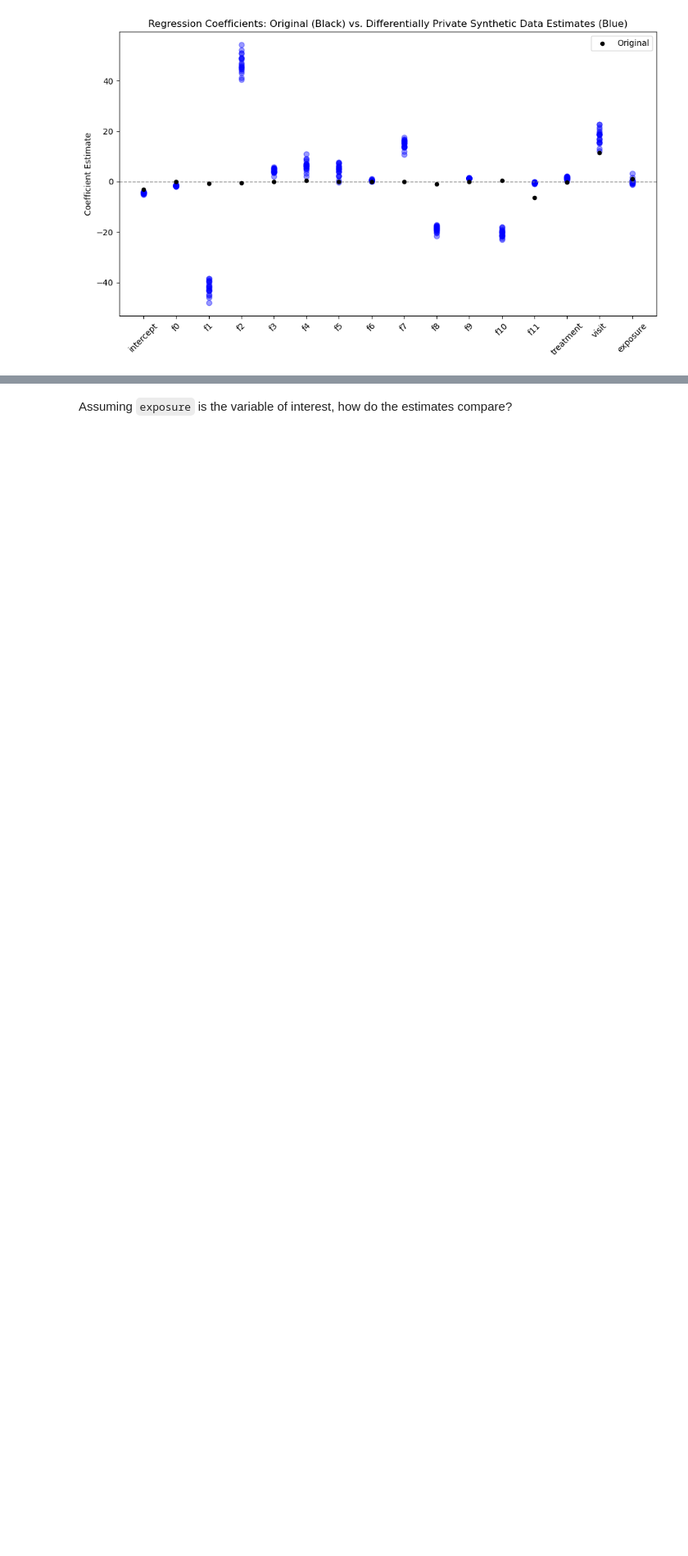
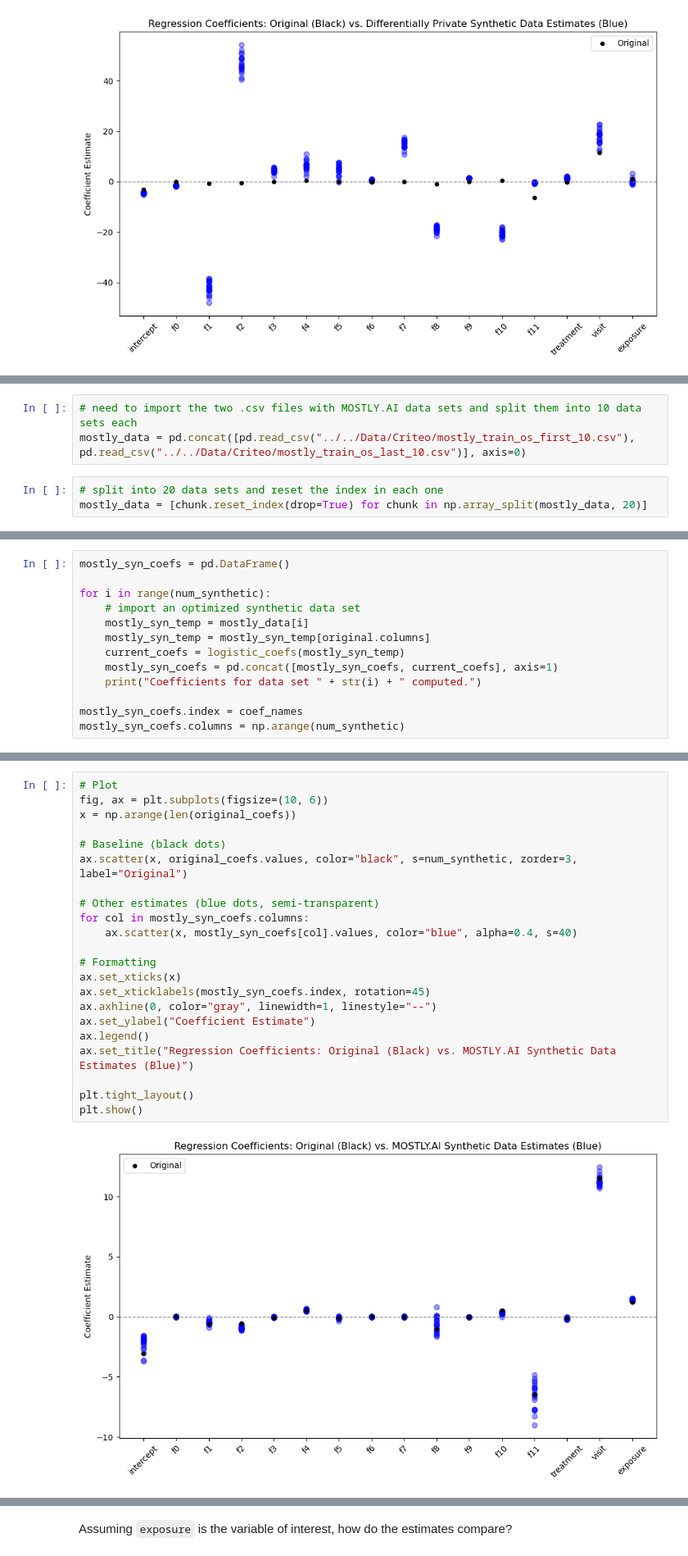
Before and after one commit to cdbale/optimized-sequential-synthesis, a Jupyter notebook: Code/Utility Analysis/logistic_uplift_modeling_os.ipynb, the cells around one changed output, grey strips where cells are left out. Shown at 82% size. Cells and saved outputs as stored; diff of their text form; blank space fills up the shorter version.

```diff
--- a/Code/Utility Analysis/logistic_uplift_modeling_os.ipynb
+++ b/Code/Utility Analysis/logistic_uplift_modeling_os.ipynb
@@ -241,0 +366,6 @@ plt.show()
+# %%
+# need to import the two .csv files with MOSTLY.AI data sets and split them into 10 data sets each
+mostly_data = pd.concat([pd.read_csv("../../Data/Criteo/mostly_train_os_first_10.csv"), pd.read_csv("../../Data/Criteo/mostly_train_os_last_10.csv")], axis=0)
+# %%
+# split into 20 data sets and reset the index in each one
+mostly_data = [chunk.reset_index(drop=True) for chunk in np.array_split(mostly_data, 20)]
@@ -241,0 +396,13 @@ plt.show()
+# %%
+mostly_syn_coefs = pd.DataFrame()
+
+for i in range(num_synthetic):
+    # import an optimized synthetic data set
+    mostly_syn_temp = mostly_data[i]
+    mostly_syn_temp = mostly_syn_temp[original.columns]
+    current_coefs = logistic_coefs(mostly_syn_temp)
+    mostly_syn_coefs = pd.concat([mostly_syn_coefs, current_coefs], axis=1)
+    print("Coefficients for data set " + str(i) + " computed.")
+
+mostly_syn_coefs.index = coef_names
+mostly_syn_coefs.columns = np.arange(num_synthetic)
@@ -241,0 +430,24 @@ plt.show()
+# %%
+# Plot
+fig, ax = plt.subplots(figsize=(10, 6))
+x = np.arange(len(original_coefs))
+
+# Baseline (black dots)
+ax.scatter(x, original_coefs.values, color="black", s=num_synthetic, zorder=3, label="Original")
+
+# Other estimates (blue dots, semi-transparent)
+for col in mostly_syn_coefs.columns:
+    ax.scatter(x, mostly_syn_coefs[col].values, color="blue", alpha=0.4, s=40)
+
+# Formatting
+ax.set_xticks(x)
+ax.set_xticklabels(mostly_syn_coefs.index, rotation=45)
+ax.axhline(0, color="gray", linewidth=1, linestyle="--")
+ax.set_ylabel("Coefficient Estimate")
+ax.legend()
+ax.set_title("Regression Coefficients: Original (Black) vs. MOSTLY.AI Synthetic Data Estimates (Blue)")
+
+plt.tight_layout()
+plt.show()
+# %% [output]
+[figure, added]
```
Also changed, not shown: parts of 68 cells of this notebook, 5 other files.
